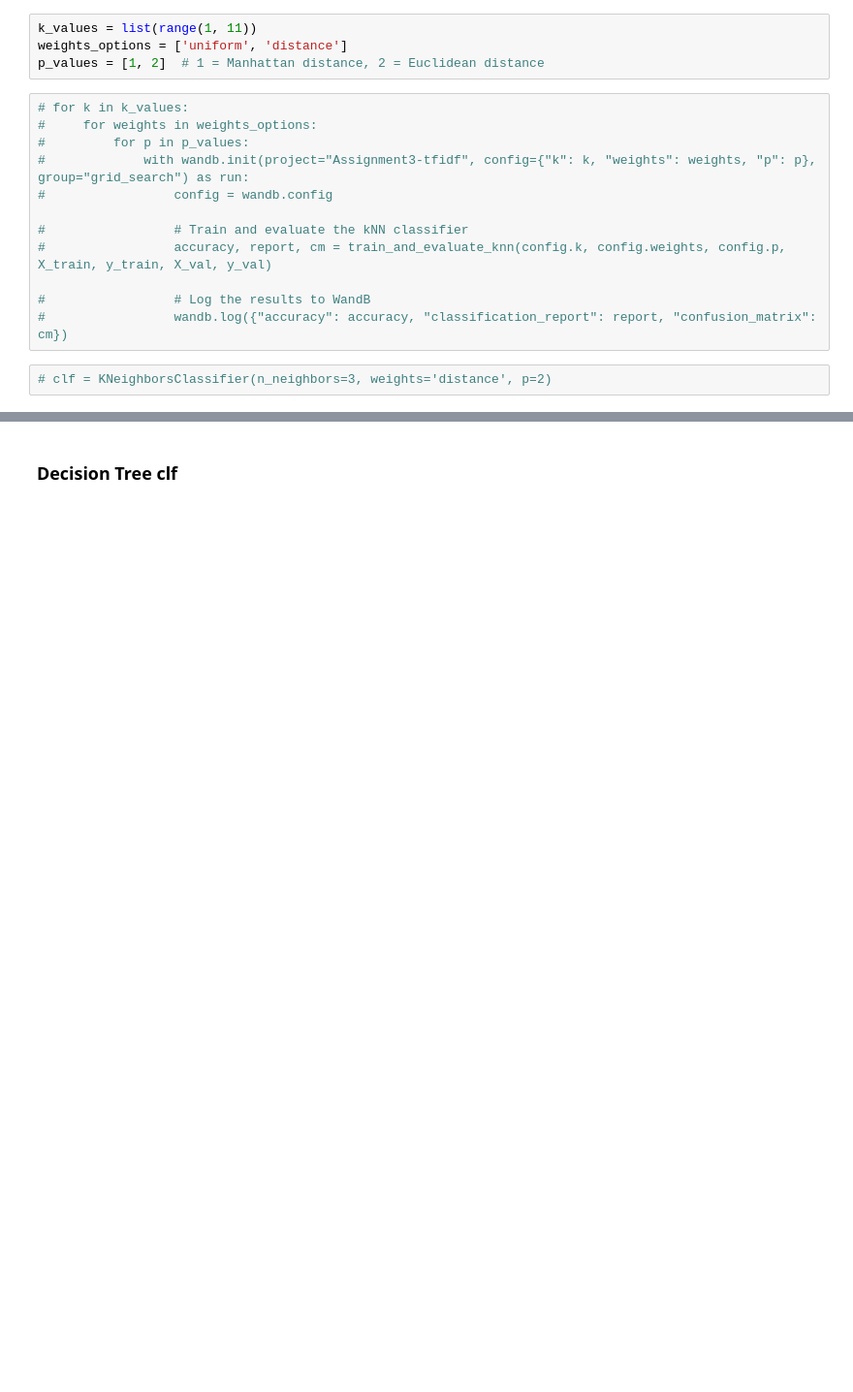
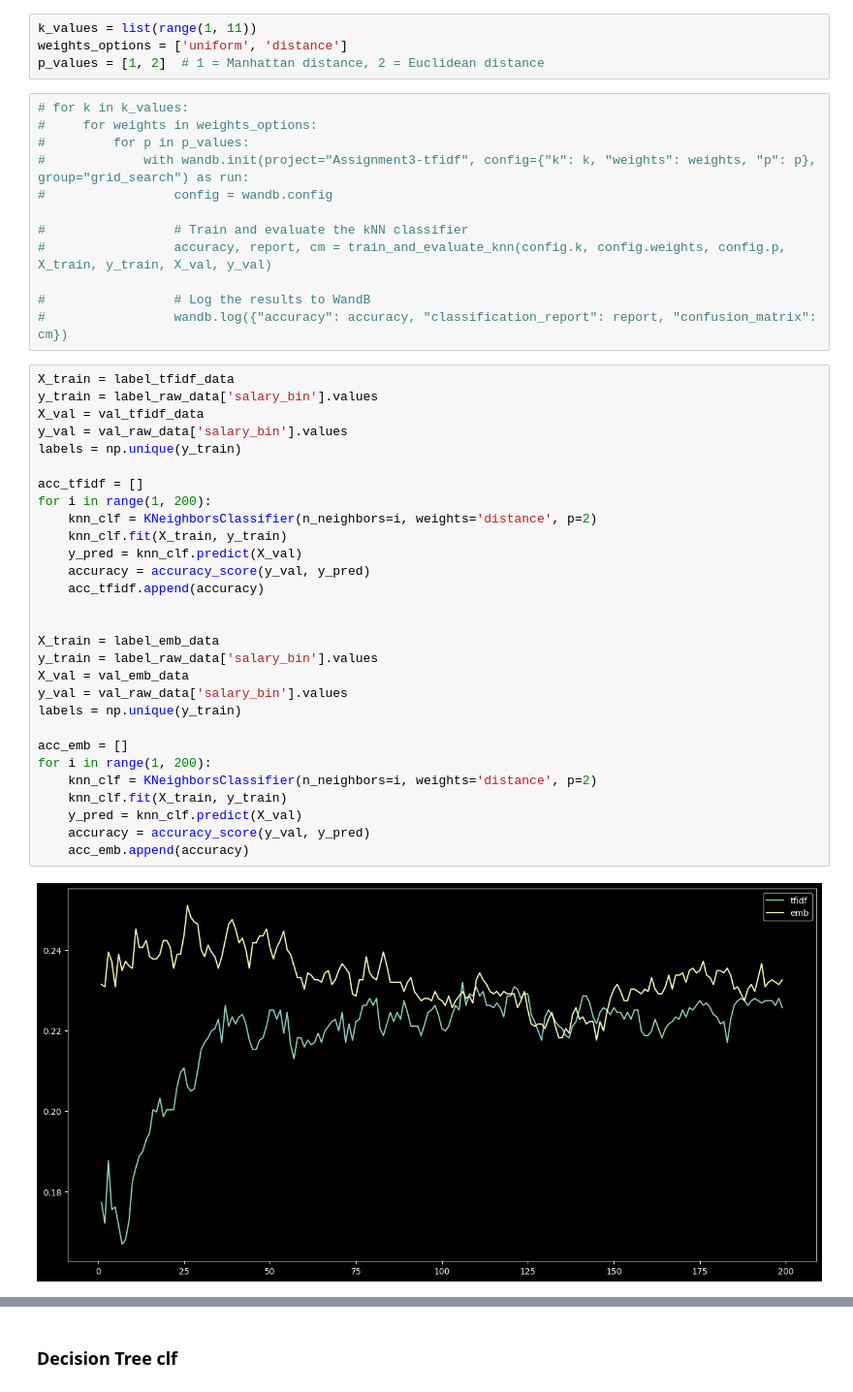
Before and after one commit to XiaoLinZzz/IML-A3, a Jupyter notebook: IML_A3/new_A3.ipynb, the cells around one changed output, grey strips where cells are left out. Shown at 97% size. Drawn from its saved outputs; the diff is of its cells as text; blank space fills up the shorter version.

```diff
--- a/IML_A3/new_A3.ipynb
+++ b/IML_A3/new_A3.ipynb
@@ -225,5 +218,34 @@ p_values = [1, 2]  # 1 = Manhattan distance, 2 = Euclidean distance
 
 #                 # Log the results to WandB
 #                 wandb.log({"accuracy": accuracy, "classification_report": report, "confusion_matrix": cm})
-# %%
-# clf = KNeighborsClassifier(n_neighbors=3, weights='distance', p=2)
+# %%
+X_train = label_tfidf_data
+y_train = label_raw_data['salary_bin'].values
+X_val = val_tfidf_data
+y_val = val_raw_data['salary_bin'].values
+labels = np.unique(y_train)
+
+acc_tfidf = []
+for i in range(1, 200):
+    knn_clf = KNeighborsClassifier(n_neighbors=i, weights='distance', p=2)
+    knn_clf.fit(X_train, y_train)
+    y_pred = knn_clf.predict(X_val)
+    accuracy = accuracy_score(y_val, y_pred)
+    acc_tfidf.append(accuracy)
+
+
+X_train = label_emb_data
+y_train = label_raw_data['salary_bin'].values
+X_val = val_emb_data
+y_val = val_raw_data['salary_bin'].values
+labels = np.unique(y_train)
+
+acc_emb = []
+for i in range(1, 200):
+    knn_clf = KNeighborsClassifier(n_neighbors=i, weights='distance', p=2)
+    knn_clf.fit(X_train, y_train)
+    y_pred = knn_clf.predict(X_val)
+    accuracy = accuracy_score(y_val, y_pred)
+    acc_emb.append(accuracy)
+# %% [output]
+[figure, added]
```
Also changed, not shown: parts of 9 cells of this notebook, 1 other file.
